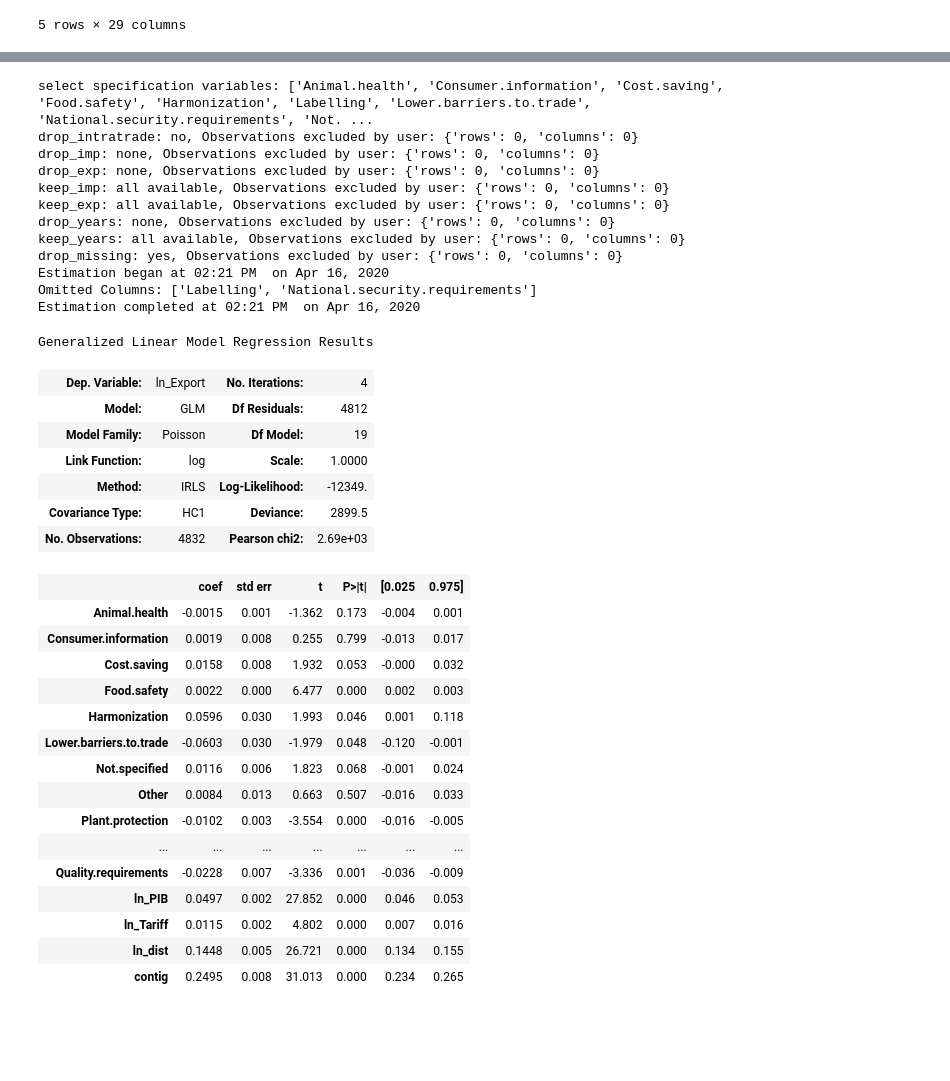
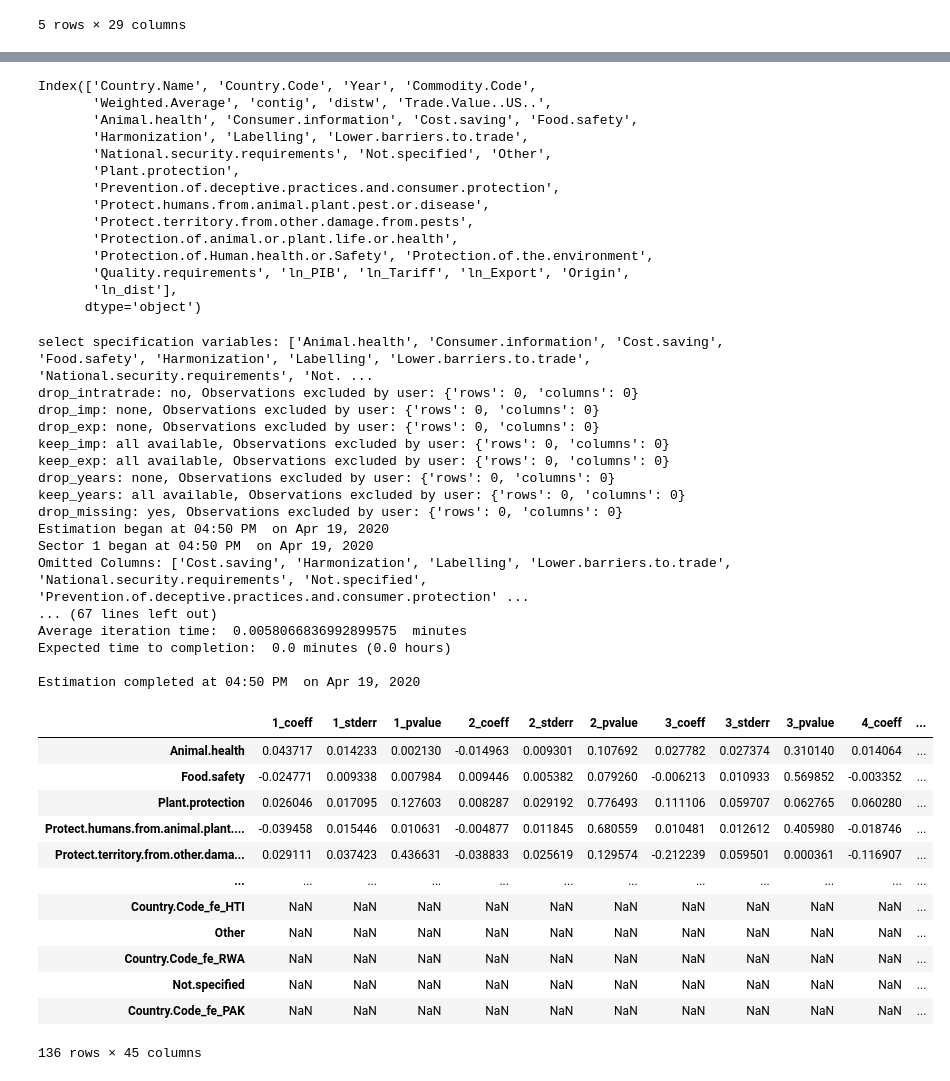
Before and after one commit to thcoelho/ITP_Notificacoes_Exportacao, a Jupyter notebook: Modelo/Regressao_Propria.ipynb, the cells around one changed output, grey strips where cells are left out. Drawn from its saved outputs; the diff is of its cells as text; code cells hidden in the pictures; blank space fills up the shorter version.

Commit message:
Modelo setor a setor feito em python a partir de dataset próprio

```diff
--- a/Modelo/Regressao_Propria.ipynb
+++ b/Modelo/Regressao_Propria.ipynb
@@ -51,6 +66,23 @@ dados_gravidade = gme.EstimationData(data_frame=df,
                                     trade_var_name="ln_Export",
                                     year_var_name="Year",
                                     sector_var_name="Commodity.Code")
+# %%
+df.columns
+# %% [output]
+Index(['Country.Name', 'Country.Code', 'Year', 'Commodity.Code',
+       'Weighted.Average', 'contig', 'distw', 'Trade.Value..US..',
+       'Animal.health', 'Consumer.information', 'Cost.saving', 'Food.safety',
+       'Harmonization', 'Labelling', 'Lower.barriers.to.trade',
+       'National.security.requirements', 'Not.specified', 'Other',
+       'Plant.protection',
+       'Prevention.of.deceptive.practices.and.consumer.protection',
+       'Protect.humans.from.animal.plant.pest.or.disease',
+       'Protect.territory.from.other.damage.from.pests',
+       'Protection.of.animal.or.plant.life.or.health',
+       'Protection.of.Human.health.or.Safety', 'Protection.of.the.environment',
+       'Quality.requirements', 'ln_PIB', 'ln_Tariff', 'ln_Export', 'Origin',
+       'ln_dist'],
+      dtype='object')
 # %%
 modelo_gravidade = gme.EstimationModel(estimation_data=dados_gravidade,
                                 lhs_var="ln_Export",
@@ -76,6 +108,8 @@ modelo_gravidade = gme.EstimationModel(estimation_data=dados_gravidade,
                             "ln_Tariff",
                             "ln_dist",
                             'contig'],
+                            fixed_effects=["Year", "Country.Code"],
+                            sector_by_sector=True
                             )
 # %%
 resultados = modelo_gravidade.estimate()
@@ -89,33 +123,27 @@ keep_exp: all available, Observations excluded by user: {'rows': 0, 'columns': 0
 drop_years: none, Observations excluded by user: {'rows': 0, 'columns': 0}
 keep_years: all available, Observations excluded by user: {'rows': 0, 'columns': 0}
 drop_missing: yes, Observations excluded by user: {'rows': 0, 'columns': 0}
-Estimation began at 02:21 PM  on Apr 16, 2020
-Omitted Columns: ['Labelling', 'National.security.requirements']
-Estimation completed at 02:21 PM  on Apr 16, 2020
+Estimation began at 04:50 PM  on Apr 19, 2020
+Sector 1 began at 04:50 PM  on Apr 19, 2020
+Omitted Columns: ['Cost.saving', 'Harmonization', 'Labelling', 'Lower.barriers.to.trade', 'National.security.requirements', 'Not.specified', 'Prevention.of.deceptive.practices.and.consumer.protection' ...
+... (67 lines left out)
+Average iteration time:  0.0058066836992899575  minutes
+Expected time to completion:  0.0 minutes (0.0 hours)
+
+Estimation completed at 04:50 PM  on Apr 19, 2020
-# %%
-resultados["all"].summary()
-# %% [output]
-Generalized Linear Model Regression Results
-| Dep. Variable: | ln_Export | No. Iterations: | 4 |
-| Model: | GLM | Df Residuals: | 4812 |
-| Model Family: | Poisson | Df Model: | 19 |
-| Link Function: | log | Scale: | 1.0000 |
-| Method: | IRLS | Log-Likelihood: | -12349. |
-| Covariance Type: | HC1 | Deviance: | 2899.5 |
-| No. Observations: | 4832 | Pearson chi2: | 2.69e+03 |
-|  | coef | std err | t | P>|t| | [0.025 | 0.975] |
-| Animal.health | -0.0015 | 0.001 | -1.362 | 0.173 | -0.004 | 0.001 |
-| Consumer.information | 0.0019 | 0.008 | 0.255 | 0.799 | -0.013 | 0.017 |
-| Cost.saving | 0.0158 | 0.008 | 1.932 | 0.053 | -0.000 | 0.032 |
-| Food.safety | 0.0022 | 0.000 | 6.477 | 0.000 | 0.002 | 0.003 |
-| Harmonization | 0.0596 | 0.030 | 1.993 | 0.046 | 0.001 | 0.118 |
-| Lower.barriers.to.trade | -0.0603 | 0.030 | -1.979 | 0.048 | -0.120 | -0.001 |
-| Not.specified | 0.0116 | 0.006 | 1.823 | 0.068 | -0.001 | 0.024 |
-| Other | 0.0084 | 0.013 | 0.663 | 0.507 | -0.016 | 0.033 |
-| Plant.protection | -0.0102 | 0.003 | -3.554 | 0.000 | -0.016 | -0.005 |
-| ... | ... | ... | ... | ... | ... | ... |
-| Quality.requirements | -0.0228 | 0.007 | -3.336 | 0.001 | -0.036 | -0.009 |
-| ln_PIB | 0.0497 | 0.002 | 27.852 | 0.000 | 0.046 | 0.053 |
-| ln_Tariff | 0.0115 | 0.002 | 4.802 | 0.000 | 0.007 | 0.016 |
-| ln_dist | 0.1448 | 0.005 | 26.721 | 0.000 | 0.134 | 0.155 |
-| contig | 0.2495 | 0.008 | 31.013 | 0.000 | 0.234 | 0.265 |
+# %%
+modelo_gravidade.combine_sector_results()
+# %% [output]
+|  | 1_coeff | 1_stderr | 1_pvalue | 2_coeff | 2_stderr | 2_pvalue | 3_coeff | 3_stderr | 3_pvalue | 4_coeff | ... |
+| Animal.health | 0.043717 | 0.014233 | 0.002130 | -0.014963 | 0.009301 | 0.107692 | 0.027782 | 0.027374 | 0.310140 | 0.014064 | ... |
+| Food.safety | -0.024771 | 0.009338 | 0.007984 | 0.009446 | 0.005382 | 0.079260 | -0.006213 | 0.010933 | 0.569852 | -0.003352 | ... |
+| Plant.protection | 0.026046 | 0.017095 | 0.127603 | 0.008287 | 0.029192 | 0.776493 | 0.111106 | 0.059707 | 0.062765 | 0.060280 | ... |
+| Protect.humans.from.animal.plant.... | -0.039458 | 0.015446 | 0.010631 | -0.004877 | 0.011845 | 0.680559 | 0.010481 | 0.012612 | 0.405980 | -0.018746 | ... |
+| Protect.territory.from.other.dama... | 0.029111 | 0.037423 | 0.436631 | -0.038833 | 0.025619 | 0.129574 | -0.212239 | 0.059501 | 0.000361 | -0.116907 | ... |
+| ... | ... | ... | ... | ... | ... | ... | ... | ... | ... | ... | ... |
+| Country.Code_fe_HTI | NaN | NaN | NaN | NaN | NaN | NaN | NaN | NaN | NaN | NaN | ... |
+| Other | NaN | NaN | NaN | NaN | NaN | NaN | NaN | NaN | NaN | NaN | ... |
+| Country.Code_fe_RWA | NaN | NaN | NaN | NaN | NaN | NaN | NaN | NaN | NaN | NaN | ... |
+| Not.specified | NaN | NaN | NaN | NaN | NaN | NaN | NaN | NaN | NaN | NaN | ... |
+| Country.Code_fe_PAK | NaN | NaN | NaN | NaN | NaN | NaN | NaN | NaN | NaN | NaN | ... |
+136 rows × 45 columns
```
Also changed, not shown: parts of 2 cells of this notebook.
